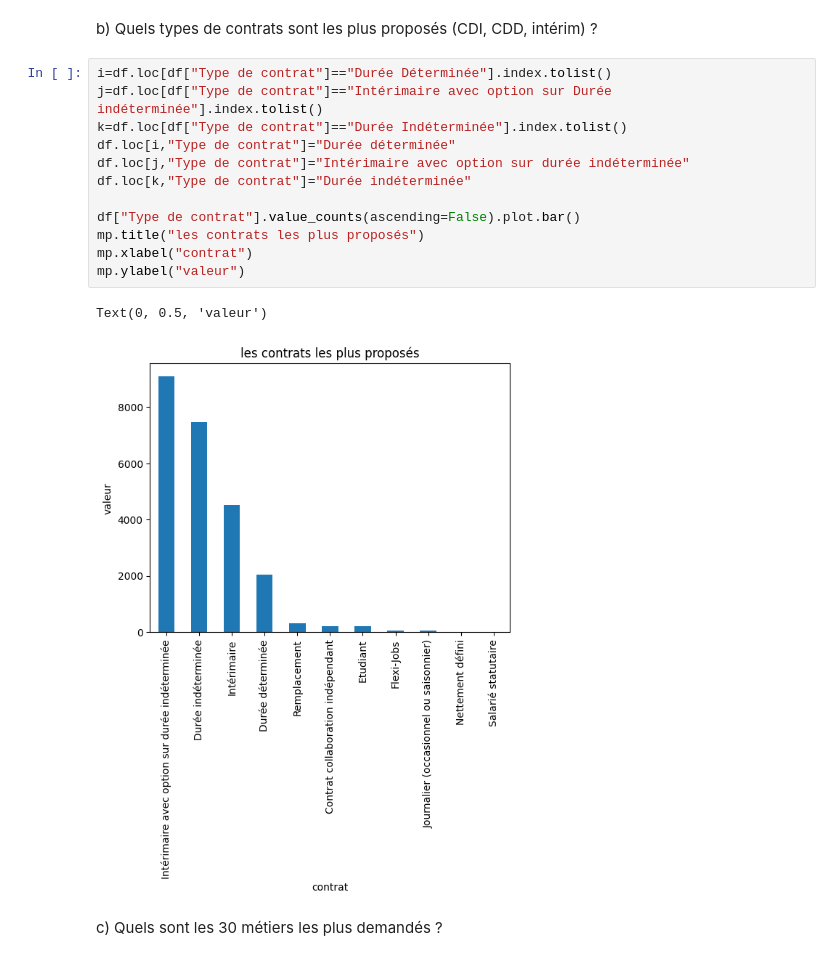
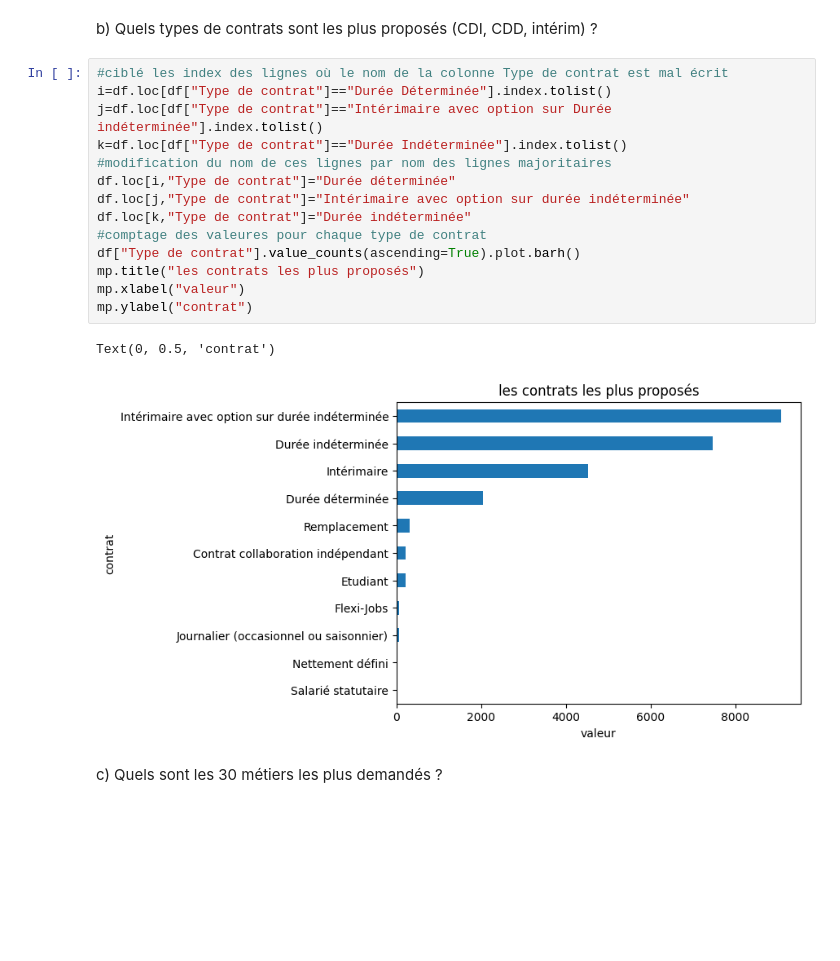
Before and after one commit to h011010/analyse-des-offres_d_emploi_forem, a Jupyter notebook: analyse_des_offres_d_emploi_forem.ipynb, the cells around one changed output. Drawn from its saved outputs; the diff is of its cells as text; blank space fills up the shorter version.

```diff
--- a/analyse_des_offres_d_emploi_forem.ipynb
+++ b/analyse_des_offres_d_emploi_forem.ipynb
@@ -111,20 +111,22 @@ mp.show()
 # %% [markdown]
 b) Quels types de contrats sont les plus proposés (CDI, CDD, intérim) ?
 # %%
+#ciblé les index des lignes où le nom de la colonne Type de contrat est mal écrit
 i=df.loc[df["Type de contrat"]=="Durée Déterminée"].index.tolist()
 j=df.loc[df["Type de contrat"]=="Intérimaire avec option sur Durée indéterminée"].index.tolist()
 k=df.loc[df["Type de contrat"]=="Durée Indéterminée"].index.tolist()
+#modification du nom de ces lignes par nom des lignes majoritaires
 df.loc[i,"Type de contrat"]="Durée déterminée"
 df.loc[j,"Type de contrat"]="Intérimaire avec option sur durée indéterminée"
 df.loc[k,"Type de contrat"]="Durée indéterminée"
-
-df["Type de contrat"].value_counts(ascending=False).plot.bar()
+#comptage des valeures pour chaque type de contrat
+df["Type de contrat"].value_counts(ascending=True).plot.barh()
 mp.title("les contrats les plus proposés")
-mp.xlabel("contrat")
-mp.ylabel("valeur")
+mp.xlabel("valeur")
+mp.ylabel("contrat")
 # %% [output]
-Text(0, 0.5, 'valeur')
+Text(0, 0.5, 'contrat')
-[figure, old version]
+[figure, new version]
 # %% [markdown]
 c) Quels sont les 30 métiers les plus demandés ?
 # %%
```
